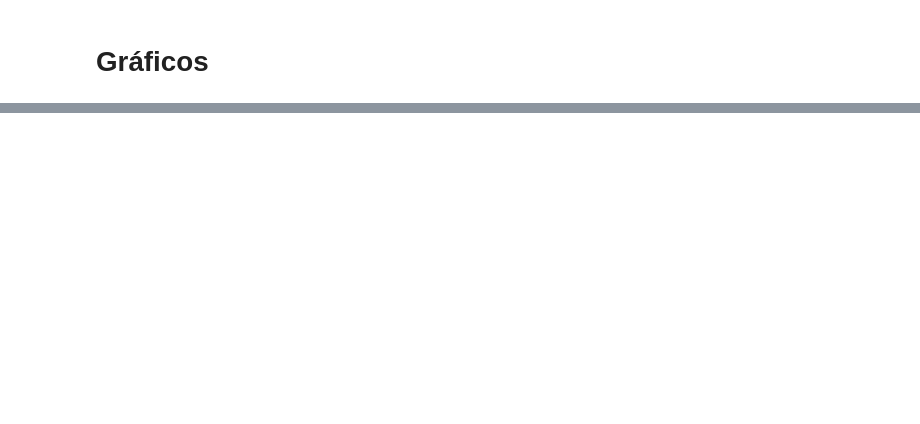
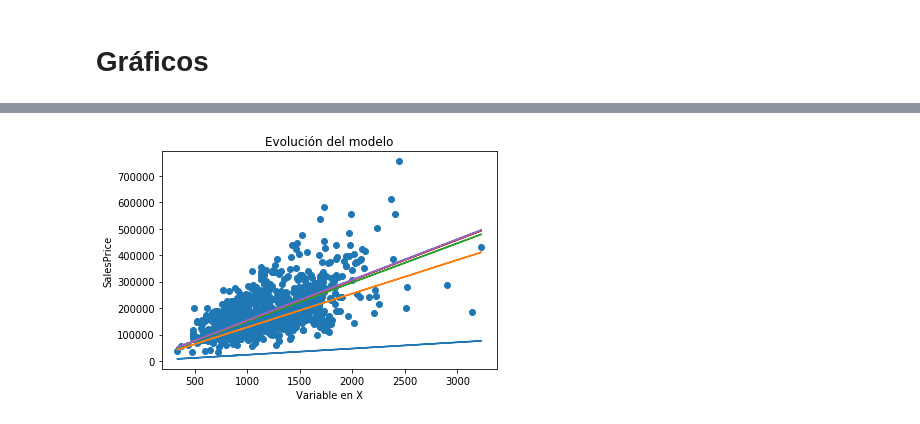
Before and after one commit to JsebastianR92/Proyecto-1, a Jupyter notebook: Proyecto 1.ipynb, the cells around one changed output, grey strips where cells are left out. Saved outputs shown, nothing was run; the diff lists cells and outputs as text; code cells hidden in the pictures; blank space fills up the shorter version.

```diff
--- a/Proyecto 1.ipynb
+++ b/Proyecto 1.ipynb
@@ -219,0 +300,4 @@ def evolucionmodelo(x,y,MatrizResultado,n):
+# %%
+Evolucionmodelo(OchentaData_Tr[:,1],OchentaData_Te,Modeloinicial2,10)
+# %% [output]
+[figure, added]
```
Also changed, not shown: parts of 13 cells of this notebook.
